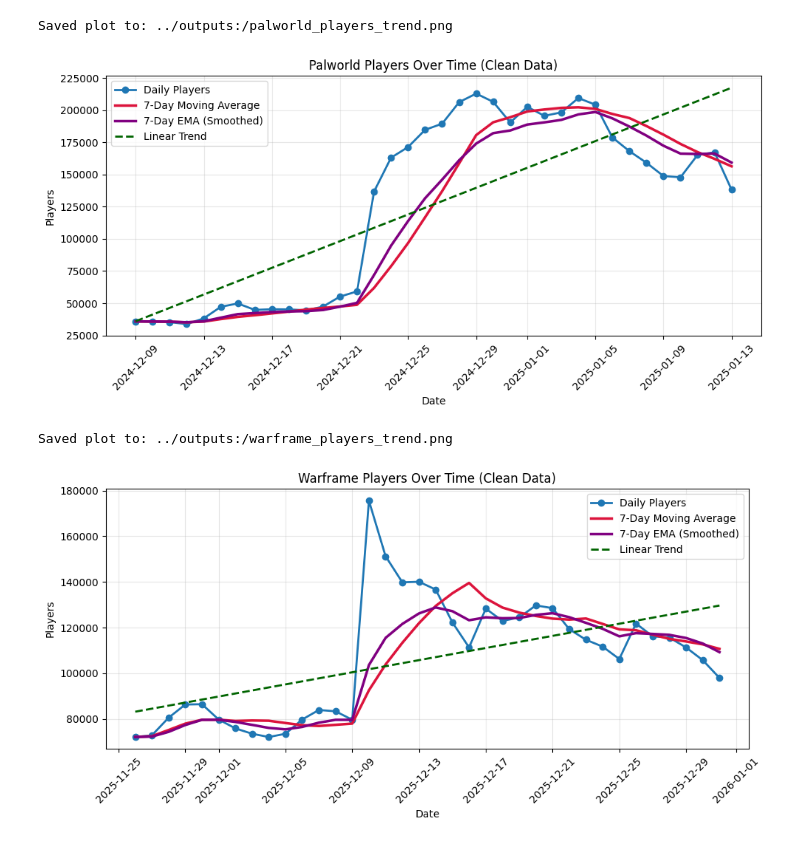
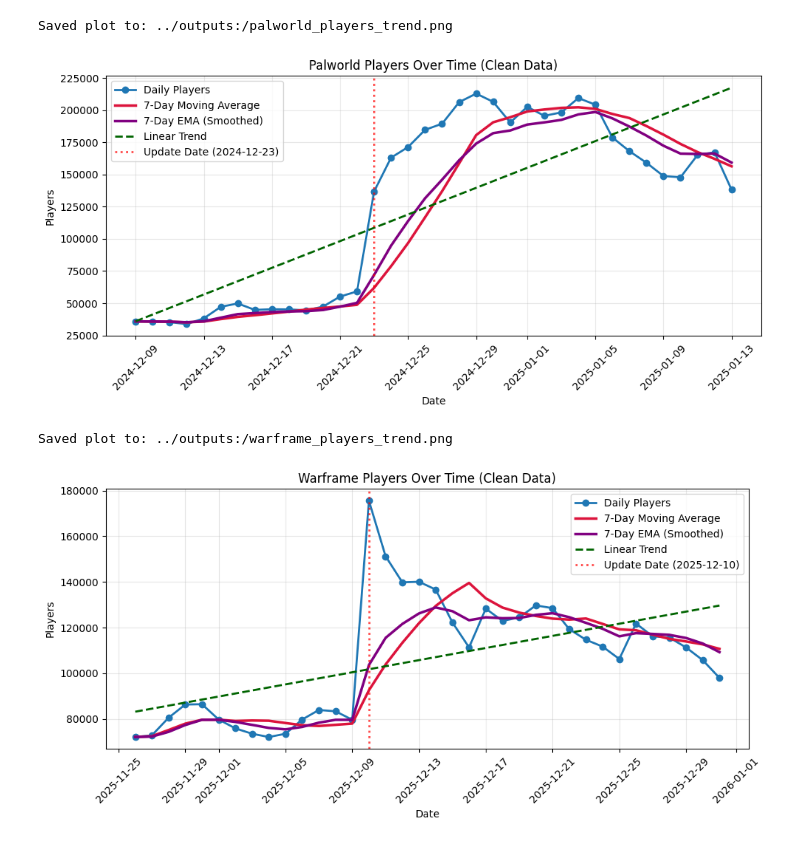
Before and after one commit to ttra0045-spec/ecc3479-project, a Jupyter notebook: code/Trend Code.ipynb, the cells around one changed output. Saved outputs shown, nothing was run; the diff lists cells and outputs as text; code cells hidden in the pictures.

```diff
--- a/code/Trend Code.ipynb
+++ b/code/Trend Code.ipynb
@@ -25,6 +25,7 @@ plt.plot(df["DateTime"], df["Players"], marker="o", linewidth=2, label="Daily Pl
 plt.plot(df["DateTime"], df["MA_7"], color="crimson", linewidth=2.5, label="7-Day Moving Average")
 plt.plot(df["DateTime"], df["EMA_7"], color="purple", linewidth=2.5, label="7-Day EMA (Smoothed)")
 plt.plot(df["DateTime"], df["Trend"], color="darkgreen", linestyle="--", linewidth=2, label="Linear Trend")
+plt.axvline(x=pd.to_datetime("2024-12-23"), color="red", linestyle=":", linewidth=2, label="Update Date (2024-12-23)", alpha=0.7)
 plt.title("Palworld Players Over Time (Clean Data)")
 plt.xlabel("Date")
 plt.ylabel("Players")
@@ -37,7 +38,7 @@ print(f"Saved plot to: {output_path}")
 plt.show()
 # %% [output]
 Saved plot to: ../outputs:/palworld_players_trend.png
-[figure, old version]
+[figure, new version]
 # %%
 import os
 import pandas as pd
@@ -50,34 +51,35 @@ os.makedirs(os.path.dirname(output_path), exist_ok=True)
 
 df = pd.read_csv(file_path)
 
 df["DateTime"] = pd.to_datetime(df["DateTime"])
 df = df.sort_values("DateTime")
 df["MA_7"] = df["Players"].rolling(window=7, min_periods=1).mean()
 df["EMA_7"] = df["Players"].ewm(span=7, adjust=False).mean()
 
 # Build a simple linear trend line across days.
 df["DayIndex"] = (df["DateTime"] - df["DateTime"].min()).dt.days
 trend_coef = np.polyfit(df["DayIndex"], df["Players"], 1)
 df["Trend"] = np.polyval(trend_coef, df["DayIndex"])
 
 plt.figure(figsize=(10, 5))
 plt.plot(df["DateTime"], df["Players"], marker="o", linewidth=2, label="Daily Players")
 plt.plot(df["DateTime"], df["MA_7"], color="crimson", linewidth=2.5, label="7-Day Moving Average")
 plt.plot(df["DateTime"], df["EMA_7"], color="purple", linewidth=2.5, label="7-Day EMA (Smoothed)")
 plt.plot(df["DateTime"], df["Trend"], color="darkgreen", linestyle="--", linewidth=2, label="Linear Trend")
+plt.axvline(x=pd.to_datetime("2025-12-10"), color="red", linestyle=":", linewidth=2, label="Update Date (2025-12-10)", alpha=0.7)
 plt.title("Warframe Players Over Time (Clean Data)")
 plt.xlabel("Date")
 plt.ylabel("Players")
 plt.xticks(rotation=45)
 plt.grid(True, alpha=0.3)
 plt.legend()
 plt.tight_layout()
 plt.savefig(output_path, dpi=300, bbox_inches="tight")
 print(f"Saved plot to: {output_path}")
 plt.show()
 # %% [output]
 Saved plot to: ../outputs:/warframe_players_trend.png
-[figure, old version]
+[figure, new version]
 # %%
 import os
 import pandas as pd
```
Also changed, not shown: parts of 10 cells of this notebook, 16 other files.
